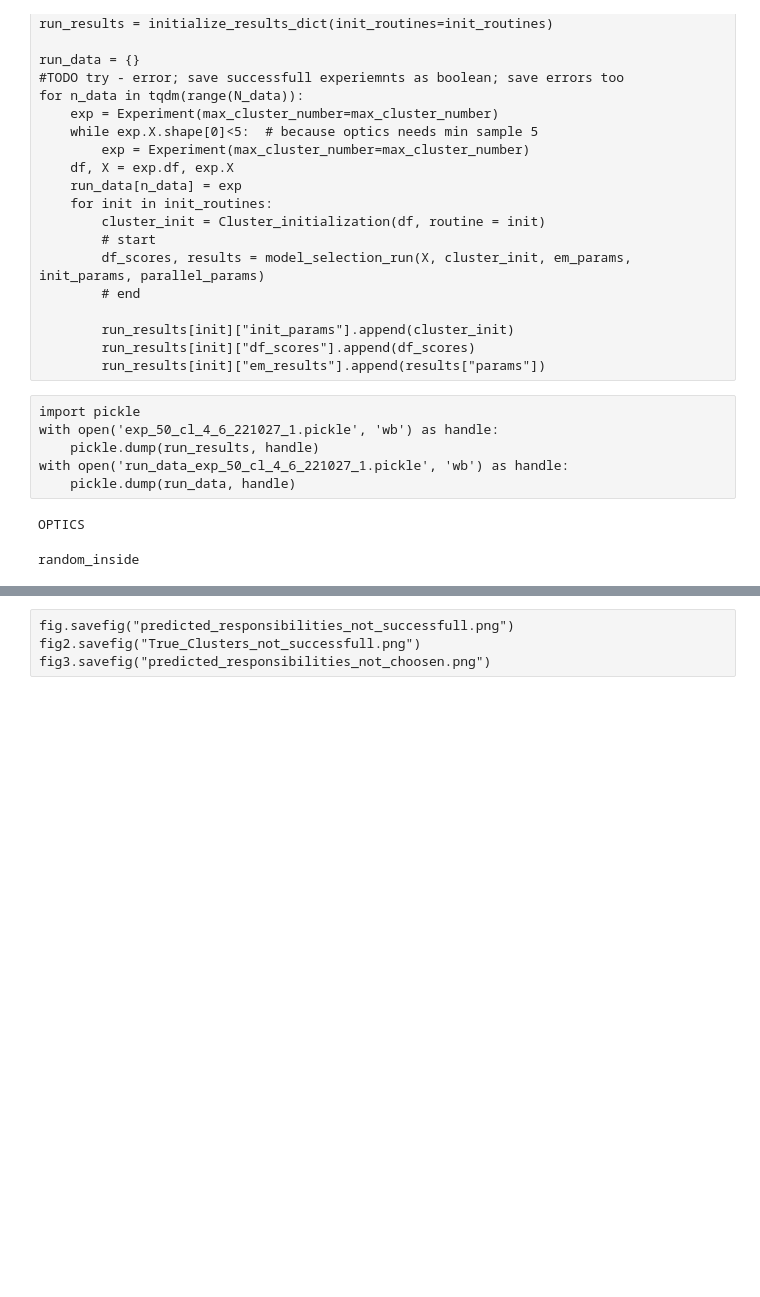
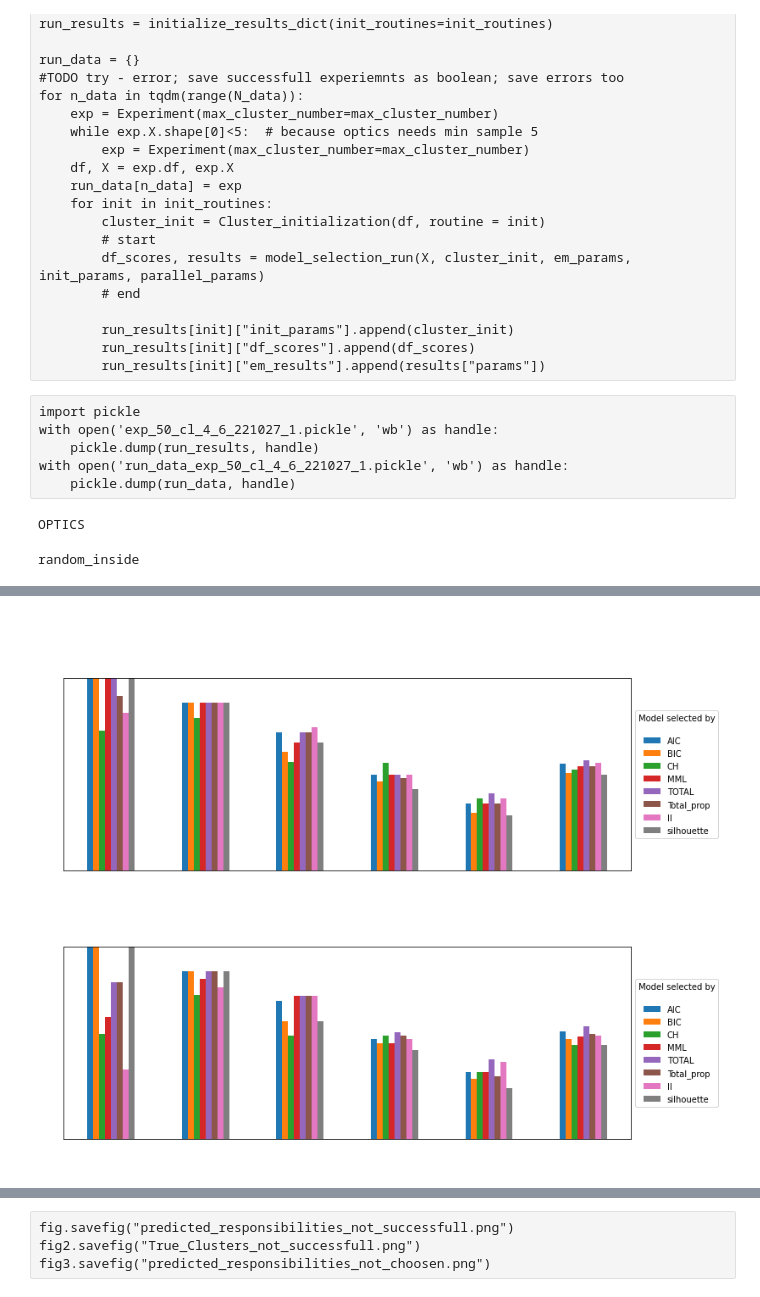
Before and after one commit to Habiger/Cluster_TDDS, a Jupyter notebook: MC_notebook.ipynb, the cells around one changed output, grey strips where cells are left out. Drawn from its saved outputs; the diff is of its cells as text; code cells hidden in the pictures; blank space fills up the shorter version.

```diff
--- a/MC_notebook.ipynb
+++ b/MC_notebook.ipynb
@@ -121,0 +132,9 @@ cols = [ 'param_index', 'll', 'AIC', 'BIC', 'silhouette', 'll_rank', 'AIC_rank',
+# %%
+from plotting.mc_simulation.criteria.plot import plot_comparison_criteria
+settings = {
+    "sup_title_size": 25
+}
+fig, data = plot_comparison_criteria(df_total, settings)
+fig
+# %% [output]
+[figure, added]
```
Also changed, not shown: parts of 19 cells of this notebook, 17 other files.
